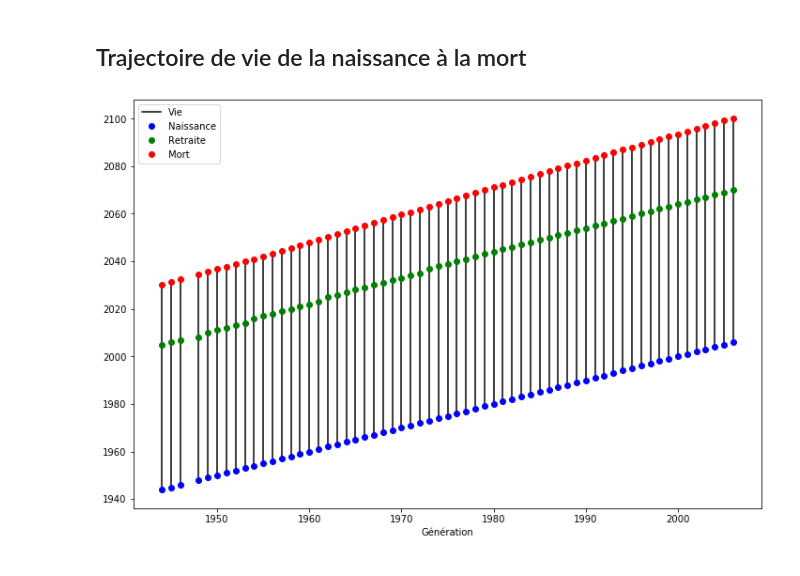
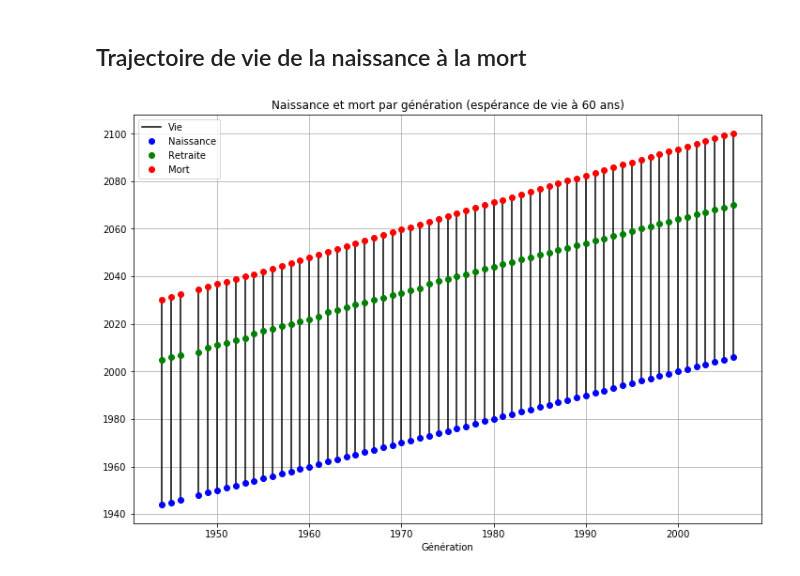
Before and after one commit to brunoscherrer/retraites, a Jupyter notebook: doc/Calcule-naissance-retraite-mort.ipynb, the cells around one changed output. Cells and saved outputs as stored; diff of their text form; code cells hidden in the pictures.

Commit message:
Analyse les trajectoires par génération

```diff
--- a/doc/Calcule-naissance-retraite-mort.ipynb
+++ b/doc/Calcule-naissance-retraite-mort.ipynb
@@ -37,32 +37,38 @@ pl.title("Age moyen de départ à la retraite");
 # %% [markdown]
 ## Trajectoire de vie de la naissance à la mort
 # %%
-generation_precedente = 0.
-pl.figure(figsize=(12,8))
-pl.xlabel("Génération")
-premier = True
-for a in simulateur.annees:
-    annee_retraite = a                       # Année de départ à la retraite
-    age_retraite = analyse.A[s][a]           # Age de départ à la retraite
-    generation = int(a + 0.5 - age_retraite) # Génération
-    if (generation == generation_precedente):
-        # Evite les duplications de génération
-        continue
-    ev_60 = simulateur.EV[s][generation]     # Espérance de vie à 60 ans
-    age_mort = 60.0 + ev_60                  # Age au moment de la mort
-    annee_mort = generation + age_mort       # Année de la mort
-    if premier:
-        pl.plot([generation, generation],[generation, annee_mort], "k-", label = "Vie")
-        pl.plot([generation],[generation], "bo", label = "Naissance")
-        pl.plot([generation],[annee_retraite], "go", label = "Retraite")
-        pl.plot([generation],[annee_mort], "ro", label = "Mort")
-        premier = False
-    else:
-        pl.plot([generation, generation],[generation, annee_mort], "k-")
-        pl.plot([generation],[generation], "bo")
-        pl.plot([generation],[annee_retraite], "go")
-        pl.plot([generation],[annee_mort], "ro")
-    generation_precedente = generation
-pl.legend();
+def plotTrajectoireVieMort():
+    generation_precedente = 0.
+    pl.figure(figsize=(12,8))
+    pl.xlabel("Génération")
+    premier = True
+    for a in simulateur.annees:
+        annee_retraite = a                       # Année de départ à la retraite
+        age_retraite = analyse.A[s][a]           # Age de départ à la retraite
+        generation = int(a + 0.5 - age_retraite) # Génération
+        if (generation == generation_precedente):
+            # Evite les duplications de génération
+            continue
+        ev_60 = simulateur.EV[s][generation]     # Espérance de vie à 60 ans
+        age_mort = 60.0 + ev_60                  # Age au moment de la mort
+        annee_mort = generation + age_mort       # Année de la mort
+        if premier:
+            pl.plot([generation, generation],[generation, annee_mort], "k-", label = "Vie")
+            pl.plot([generation],[generation], "bo", label = "Naissance")
+            pl.plot([generation],[annee_retraite], "go", label = "Retraite")
+            pl.plot([generation],[annee_mort], "ro", label = "Mort")
+            premier = False
+        else:
+            pl.plot([generation, generation],[generation, annee_mort], "k-")
+            pl.plot([generation],[generation], "bo")
+            pl.plot([generation],[annee_retraite], "go")
+            pl.plot([generation],[annee_mort], "ro")
+        generation_precedente = generation
+    pl.legend();
+    pl.title("Naissance et mort par génération (espérance de vie à 60 ans)")
+    pl.grid();
+    return
-# %% [output]
-[figure, removed]
+# %%
+plotTrajectoireVieMort()
+# %% [output]
+[figure, added]
```
Also changed, not shown: parts of 3 cells of this notebook, 2 other files.
